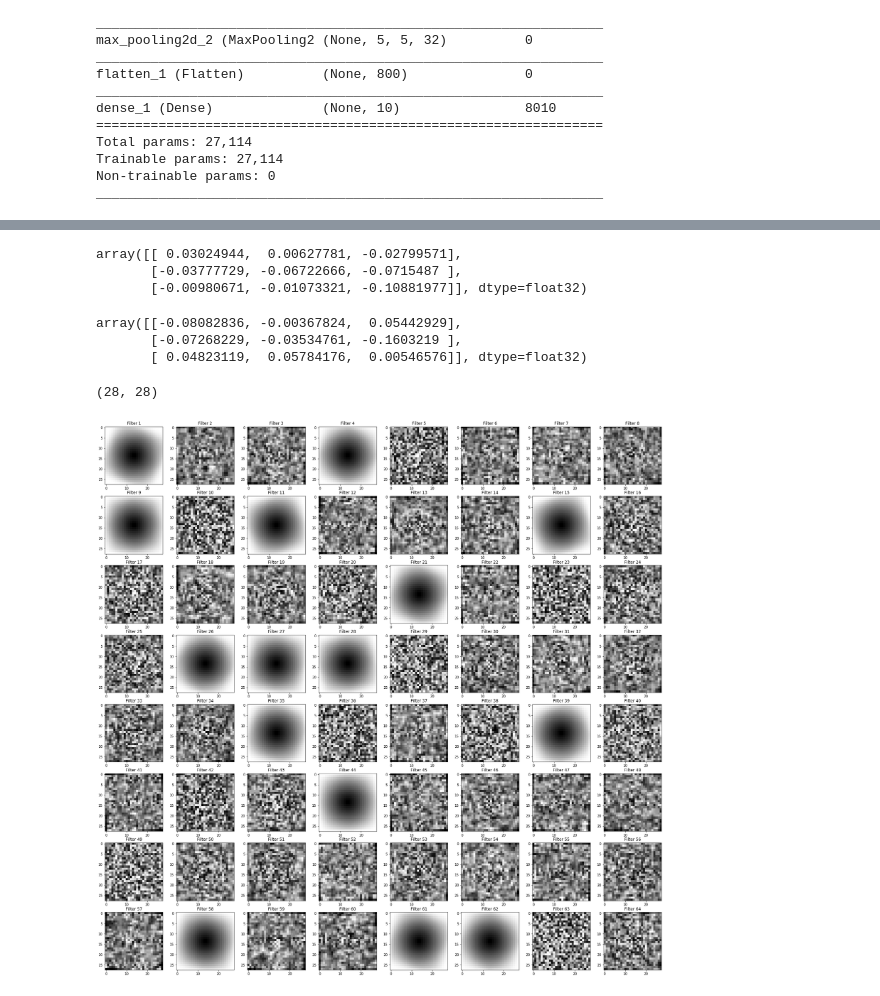
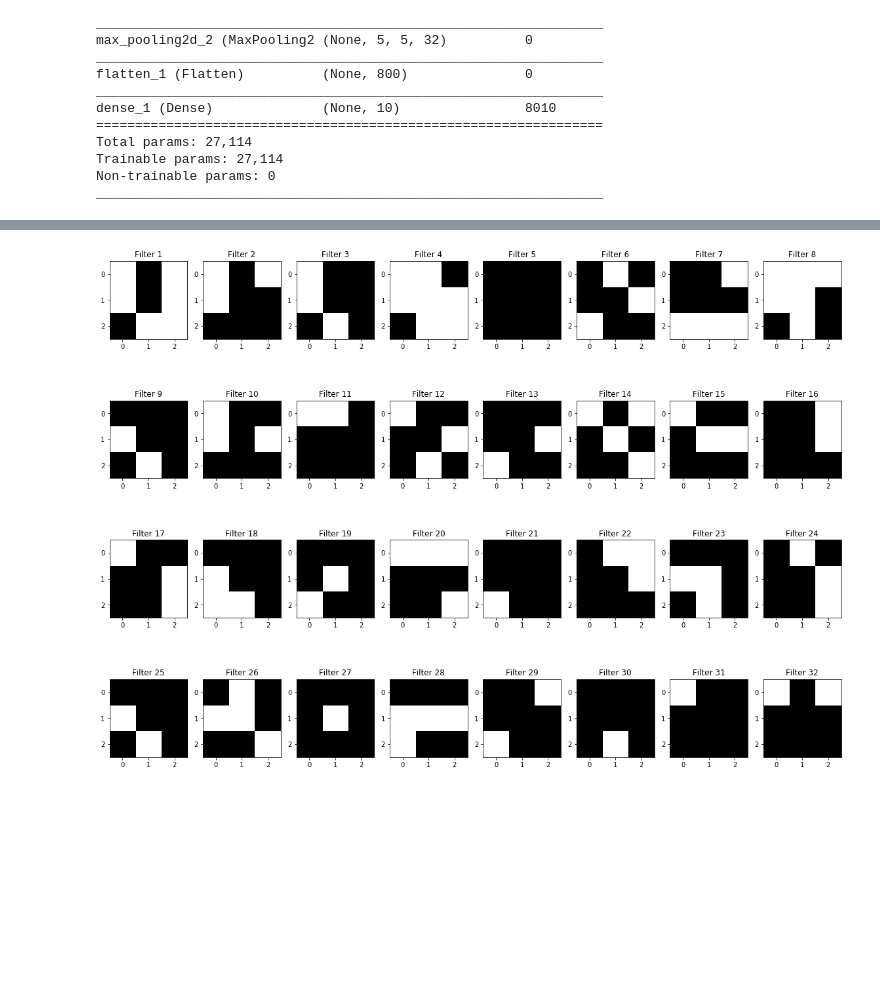
Before and after one commit to taburiss3525/ALM-pro3, a Jupyter notebook: doc/MNIST OPT_SUM(2).ipynb, the cells around one changed output, grey strips where cells are left out. Cells and saved outputs as stored; diff of their text form; code cells hidden in the pictures; blank space fills up the shorter version.

```diff
--- a/doc/MNIST OPT_SUM(2).ipynb
+++ b/doc/MNIST OPT_SUM(2).ipynb
@@ -97,6 +143,5 @@ def deprocess_image(x):
 # %%
-from keras import backend as K
-import numpy as np
+
 # Find an input image that maximaly activate the 64 filters in conv1.
 kept_filters = []
 for filter_index in range(64):
@@ -106,7 +151,7 @@ for filter_index in range(64):
     #start_time = time.time()
 
     layer_output = layer_dict['conv1'].output
-    loss = K.sum(layer_output[:, 12, 12, filter_index])  #We had a hard time to realize tha idea, "maximize activation".
+    loss = K.sum(layer_output[:, :, :, filter_index])  #We had a hard time to realize tha idea, "maximize activation".
     # It was the artical "How convolutional neural networks see the world" inspired us.
     # And the method is from the article.
 
@@ -133,6 +178,11 @@ for filter_index in range(64):
 
         loss_value, grads_value = iterate([input_img_data])
         input_img_data += grads_value * step
+        #for row in input_img_data:
+        #    for item in row:
+        #        factor = np.random.uniform(-1,1)
+        #        item = item + factor * 0.1
+
         #print(type(loss_value))
         #print(type(input_img_data))
 
@@ -229,13 +285,0 @@ for i in range(64):
-# %%
-a = model.get_weights()
-a[0][:,:,0,0]
-# %% [output]
-array([[ 0.03024944,  0.00627781, -0.02799571],
-       [-0.03777729, -0.06722666, -0.0715487 ],
-       [-0.00980671, -0.01073321, -0.10881977]], dtype=float32)
-# %%
-a[0][:,:,0,20]
-# %% [output]
-array([[-0.08082836, -0.00367824,  0.05442929],
-       [-0.07268229, -0.03534761, -0.1603219 ],
-       [ 0.04823119,  0.05784176,  0.00546576]], dtype=float32)
@@ -310,5 +285,0 @@ for filter_index in range(64):
-# %%
-#con1 filters
-np.shape(kept_filters[0][0][:,:,0])
-# %% [output]
-(28, 28)
@@ -318,14 +286,37 @@ import matplotlib.pyplot as plt
+# %%
+secondlayer = []
+for i in range(32):
+    secondlayer.append(a[2][:,:,0,i])
+# %%
+# Find an input image that maximaly activate the 64 filters in conv1.
+kept_filters = []
+idx = 1
+for Filter in secondlayer:
+    l1f1_in_tmp = []
+    for row in Filter:
+        row_tmp = []
+        for entry in row:
+            if entry >=0:
+                row_tmp.append(1)
+            else:
+                row_tmp.append(0)
+        l1f1_in_tmp.append(row_tmp)
+    idx = idx+1
+
+    kept_filters.append((l1f1_in_tmp, idx))
+    #end_time = time.time()
+    #print('Filter %d processed in %ds' % (filter_index, end_time - start_time))
 # %%
 # Show the 64 images
-plt.figure(1, figsize=(30,30))
+plt.figure(1, figsize=(20,15))
 n_columns = 8
-n_rows = 8
-for i in range(64):
+n_rows = 4
+for i in range(32):
     plt.subplot(n_rows, n_columns, i+1)
     plt.title('Filter ' + str(i+1))
-    plt.imshow(kept_filters[i][0][:,:,0].reshape(28,28),cmap='gray')
+    plt.imshow(kept_filters[i][0],cmap='gray')
 # %% [output]
-[figure, old version]
+[figure, new version]
 # %%
 # Find an input image that maximaly activate the 64 filters in conv2.
 kept_filters_2 = []
```
Also changed, not shown: parts of 14 cells of this notebook.
